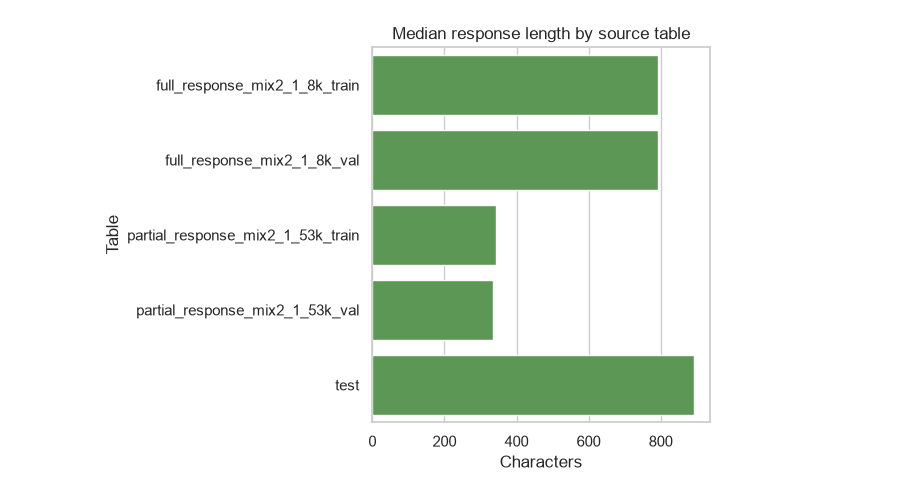
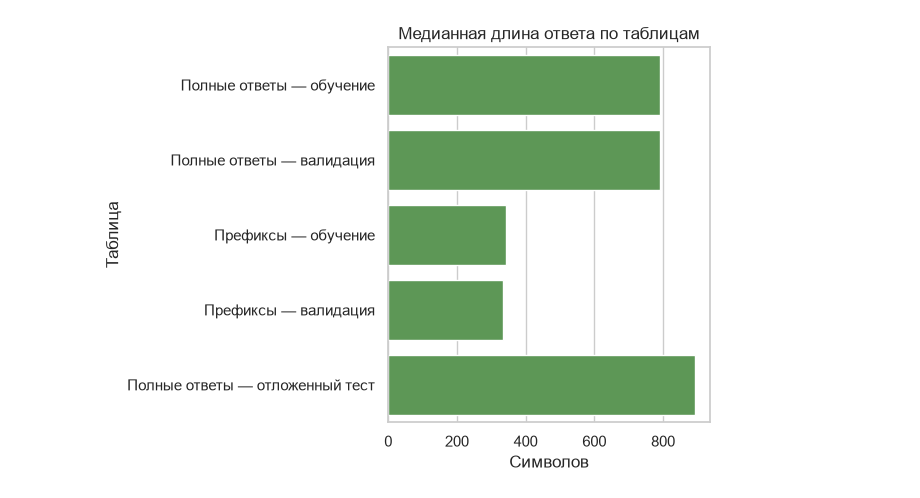
Before and after one commit to ZinewVova/Streaming-Guardrails, a Jupyter notebook: notebooks/01_streamsafe_eda.ipynb, the cells around one changed output. Cells and saved outputs as stored; diff of their text form; code cells hidden in the pictures.

```diff
--- a/notebooks/01_streamsafe_eda.ipynb
+++ b/notebooks/01_streamsafe_eda.ipynb
@@ -107,10 +182,16 @@ labels = all_label_fields[all_label_fields['column'].isin(['answer', 'label'])].
 labels.to_csv(tables_dir / 'label_distribution.csv', index=False)
 if not labels.empty:
     plot_data = labels.groupby('value', as_index=False)['count'].sum().nlargest(20, 'count')
-    ax = sns.barplot(data=plot_data, x='count', y='value', color='#4C78A8')
-    ax.set(title='Most frequent safety-label values', xlabel='Rows', ylabel='Label')
+    plot_data['label_ru'] = plot_data['value'].map(LABEL_NAMES_RU)
+    ax = sns.barplot(data=plot_data, x='count', y='label_ru', color='#4C78A8')
+    ax.set(title='Распределение меток безопасности', xlabel='Число строк', ylabel='Метка')
     plt.tight_layout()
     plt.savefig(figures_dir / 'label_distribution.png', dpi=160, bbox_inches='tight')
     plt.show()
-labels.head(30)
+label_display = labels.copy()
+label_display['table'] = label_display['table'].map(TABLE_NAMES_RU)
+label_display['value'] = label_display['value'].map(LABEL_NAMES_RU)
+label_display.rename(columns={
+    'table': 'Таблица', 'column': 'Поле', 'value': 'Метка', 'count': 'Строк'
+}).head(30)
 # %% [output]
@@ -137,10 +231,16 @@ categories = distribution_for_role(tables, 'category')
 categories.to_csv(tables_dir / 'harm_category_distribution.csv', index=False)
 if not categories.empty:
     plot_data = categories.groupby('value', as_index=False)['count'].sum().nlargest(20, 'count')
-    ax = sns.barplot(data=plot_data, x='count', y='value', color='#F58518')
-    ax.set(title='Most frequent harm categories', xlabel='Rows', ylabel='Category')
+    plot_data['category_ru'] = plot_data['value'].map(CATEGORY_NAMES_RU)
+    ax = sns.barplot(data=plot_data, x='count', y='category_ru', color='#F58518')
+    ax.set(title='Распределение категорий вреда', xlabel='Число упоминаний', ylabel='Категория')
     plt.tight_layout()
     plt.savefig(figures_dir / 'harm_category_distribution.png', dpi=160, bbox_inches='tight')
     plt.show()
-categories.head(30)
+category_display = categories.copy()
+category_display['table'] = category_display['table'].map(TABLE_NAMES_RU)
+category_display['value'] = category_display['value'].map(CATEGORY_NAMES_RU)
+category_display.rename(columns={
+    'table': 'Таблица', 'column': 'Поле', 'value': 'Категория', 'count': 'Упоминаний'
+}).head(30)
 # %% [output]
@@ -169,13 +269,24 @@ Character, UTF-8 byte, word, and approximate sentence lengths are computed witho
 # %%
 lengths = length_statistics(tables)
 lengths.to_csv(tables_dir / 'length_statistics.csv', index=False)
 response_lengths = lengths[(lengths['role'] == 'response') & (lengths['measure'] == 'characters')]
 if not response_lengths.empty:
-    ax = sns.barplot(data=response_lengths, x='median', y='table', color='#54A24B')
-    ax.set(title='Median response length by source table', xlabel='Characters', ylabel='Table')
+    response_lengths_plot = response_lengths.copy()
+    response_lengths_plot['table'] = response_lengths_plot['table'].map(TABLE_NAMES_RU)
+    ax = sns.barplot(data=response_lengths_plot, x='median', y='table', color='#54A24B')
+    ax.set(title='Медианная длина ответа по таблицам', xlabel='Символов', ylabel='Таблица')
     plt.tight_layout()
     plt.savefig(figures_dir / 'response_length_by_table.png', dpi=160, bbox_inches='tight')
     plt.show()
-lengths
+lengths_display = lengths[lengths['role'] == 'response'].copy()
+lengths_display['table'] = lengths_display['table'].map(TABLE_NAMES_RU)
+lengths_display['measure'] = lengths_display['measure'].map({
+    'characters': 'символы', 'bytes_utf8': 'байты UTF-8',
+    'words': 'слова', 'sentences_approx': 'предложения (приблизительно)',
+})
+lengths_display.rename(columns={
+    'table': 'Таблица', 'measure': 'Единица', 'count': 'Строк',
+    'mean': 'Среднее', 'median': 'Медиана', 'min': 'Минимум', 'max': 'Максимум',
+})
 # %% [output]
-[figure, old version]
+[figure, new version]
```
Also changed, not shown: parts of 20 cells of this notebook, 10 other files.
